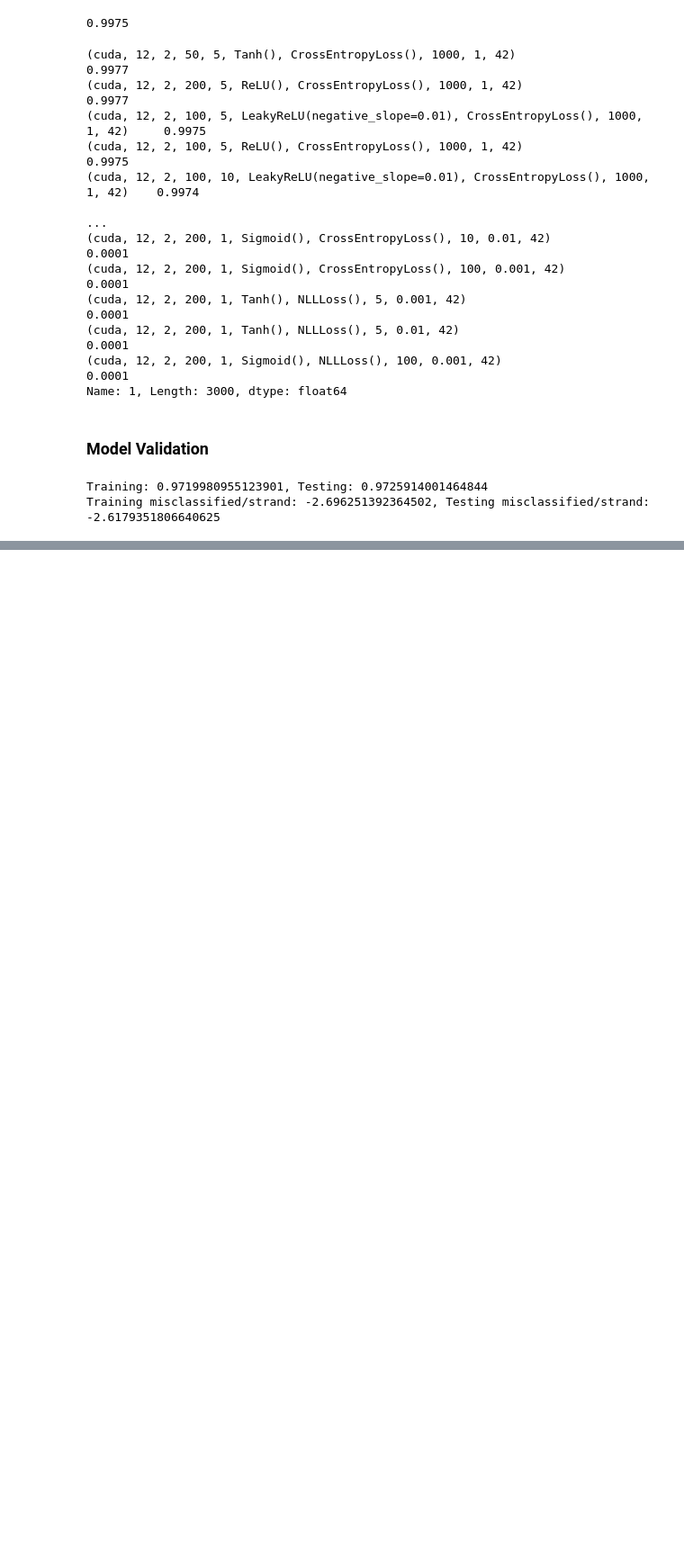
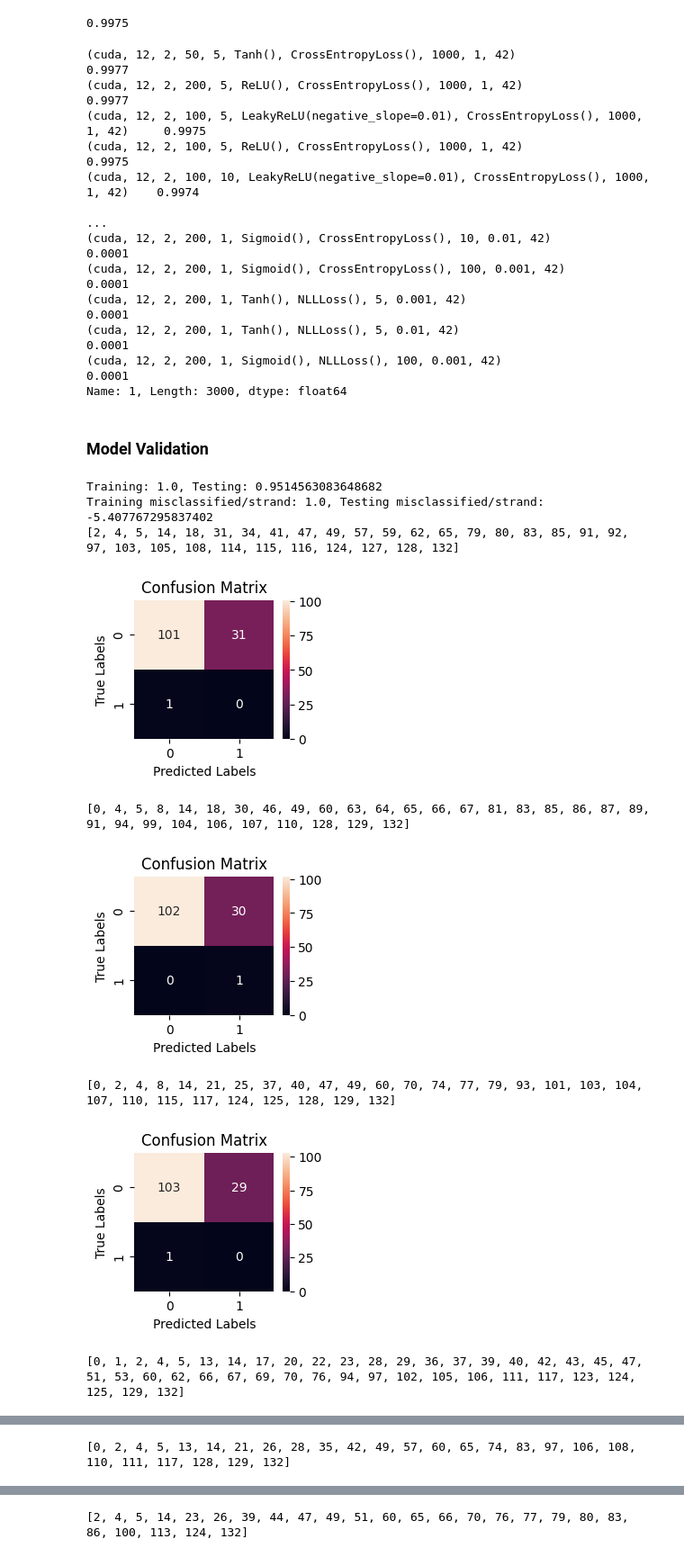
Before and after one commit to Marchand-Lab-Capstone/XenoFind, a Jupyter notebook: lib/xf_prelims/consensus-to-.ipynb, the cells around one changed output, grey strips where cells are left out. Shown at 90% size. Drawn from its saved outputs; the diff is of its cells as text; code cells hidden in the pictures; blank space fills up the shorter version.

```diff
--- a/lib/xf_prelims/consensus-to-.ipynb
+++ b/lib/xf_prelims/consensus-to-.ipynb
@@ -492,37 +506,72 @@ te_y_tensor = torch.tensor(np.asarray(y_te)).type(torch.LongTensor).to(device)
 # number of features
 feature_num = tr_x_tensor.shape[1]
 
 out_features = 2
 
-epochs = 2000
+epochs = 1000
 
-l_rate = .01
+l_rate = .1
 
 rs=42
 
-neurons=50
-layers = 3
+neurons=10
+layers = 2
 
 loss_fxn = nn.CrossEntropyLoss()
 actv_fxn = nn.Tanh()
 
 PTmodel = PyTorchClassifier(device=device,
                             n_features = feature_num,
                             out_features = out_features,
                             neurons = neurons,
                             layers = layers,
                             activation_function = actv_fxn,
                             loss_function = loss_fxn,
                             n_epochs=epochs,
                             learning_rate=l_rate,
                             random_state=rs)
 
 PTmodel.train_model(tr_x_tensor, tr_y_tensor)
 train_loss, train_acc = PTmodel.test_model(tr_x_tensor, tr_y_tensor)
 test_loss, test_acc = PTmodel.test_model(te_x_tensor, te_y_tensor)
 
 print("Training: {}, Testing: {}".format(train_acc, test_acc))
-print("Training misclassified/strand: {}, Testing misclassified/strand: {}".format(1-(132-train_acc.item()*132),1-(132-test_acc.item()*132)))
+#print("Training misclassified/strand: {}, Testing misclassified/strand: {}".format(1-(132-train_acc.item()*132),1-(132-test_acc.item()*132)))
+test_consensus = feature_read_list[0]
+#PTmodel.model(torch.tensor(pca.transform(test_consensus.loc[:, test_consensus.columns != 'XNA_PRESENT'])).type(torch.float).to(device))[66]
+n_classified = []
+for j in range(10):
+    test_consensus = feature_read_list[j]
+                                #pca.transform()
+    strand_features = torch.tensor(pca.transform(test_consensus.loc[:, test_consensus.columns != 'XNA_PRESENT'])).type(torch.float).to(device)
+    strand_labels = torch.tensor(np.asarray(test_consensus['XNA_PRESENT'])).type(torch.LongTensor).to(device)
+    strand_logits = PTmodel.model(strand_features)
+
+    strand_predictions = torch.softmax(strand_logits, dim=1).argmax(dim=1)
+    #print(strand_logits[66].tolist())
+    predictions = strand_predictions.tolist()
+    trues = strand_labels.tolist()
+    pred_series=pd.Series(predictions)
+
+    from sklearn.metrics import confusion_matrix
+    cm = confusion_matrix(trues, predictions)
+    fig, ax = plt.subplots(1, figsize=(2.5, 2))
+    sns.heatmap(cm, annot=True, fmt='g', ax=ax)
+    ax.set_xlabel("Predicted Labels")
+    ax.set_ylabel("True Labels")
+    ax.set_title("Confusion Matrix")
+    print(pred_series[pred_series> 0].index.tolist())
+    plt.show()
+    n_classified.append(len(pred_series[pred_series> 0].index.tolist()))
+print(np.asarray(n_classified).mean())
+print(np.asarray(n_classified).std())
 # %% [output]
-Training: 0.9719980955123901, Testing: 0.9725914001464844
-Training misclassified/strand: -2.696251392364502, Testing misclassified/strand: -2.6179351806640625
+Training: 1.0, Testing: 0.9514563083648682
+Training misclassified/strand: 1.0, Testing misclassified/strand: -5.407767295837402
+[2, 4, 5, 14, 18, 31, 34, 41, 47, 49, 57, 59, 62, 65, 79, 80, 83, 85, 91, 92, 97, 103, 105, 108, 114, 115, 116, 124, 127, 128, 132]
+[figure, added]
+[0, 4, 5, 8, 14, 18, 30, 46, 49, 60, 63, 64, 65, 66, 67, 81, 83, 85, 86, 87, 89, 91, 94, 99, 104, 106, 107, 110, 128, 129, 132]
+[figure, added]
+[0, 2, 4, 8, 14, 21, 25, 37, 40, 47, 49, 60, 70, 74, 77, 79, 93, 101, 103, 104, 107, 110, 115, 117, 124, 125, 128, 129, 132]
+[figure, added]
+[0, 1, 2, 4, 5, 13, 14, 17, 20, 22, 23, 28, 29, 36, 37, 39, 40, 42, 43, 45, 47, 51, 53, 60, 62, 66, 67, 69, 70, 76, 94, 97, 102, 105, 106, 111, 117, 123, 124, 125, 129, 132]
@@ -528,0 +579 @@ Training misclassified/strand: -2.696251392364502, Testing misclassified/strand:
+[0, 2, 4, 5, 13, 14, 21, 26, 28, 35, 42, 49, 57, 60, 65, 74, 83, 97, 106, 108, 110, 111, 117, 128, 129, 132]
@@ -528,0 +581 @@ Training misclassified/strand: -2.696251392364502, Testing misclassified/strand:
+[2, 4, 5, 14, 23, 26, 39, 44, 47, 49, 51, 60, 65, 66, 70, 76, 77, 79, 80, 83, 86, 100, 113, 124, 132]
```
Also changed, not shown: parts of 14 cells of this notebook, 1 other file.
